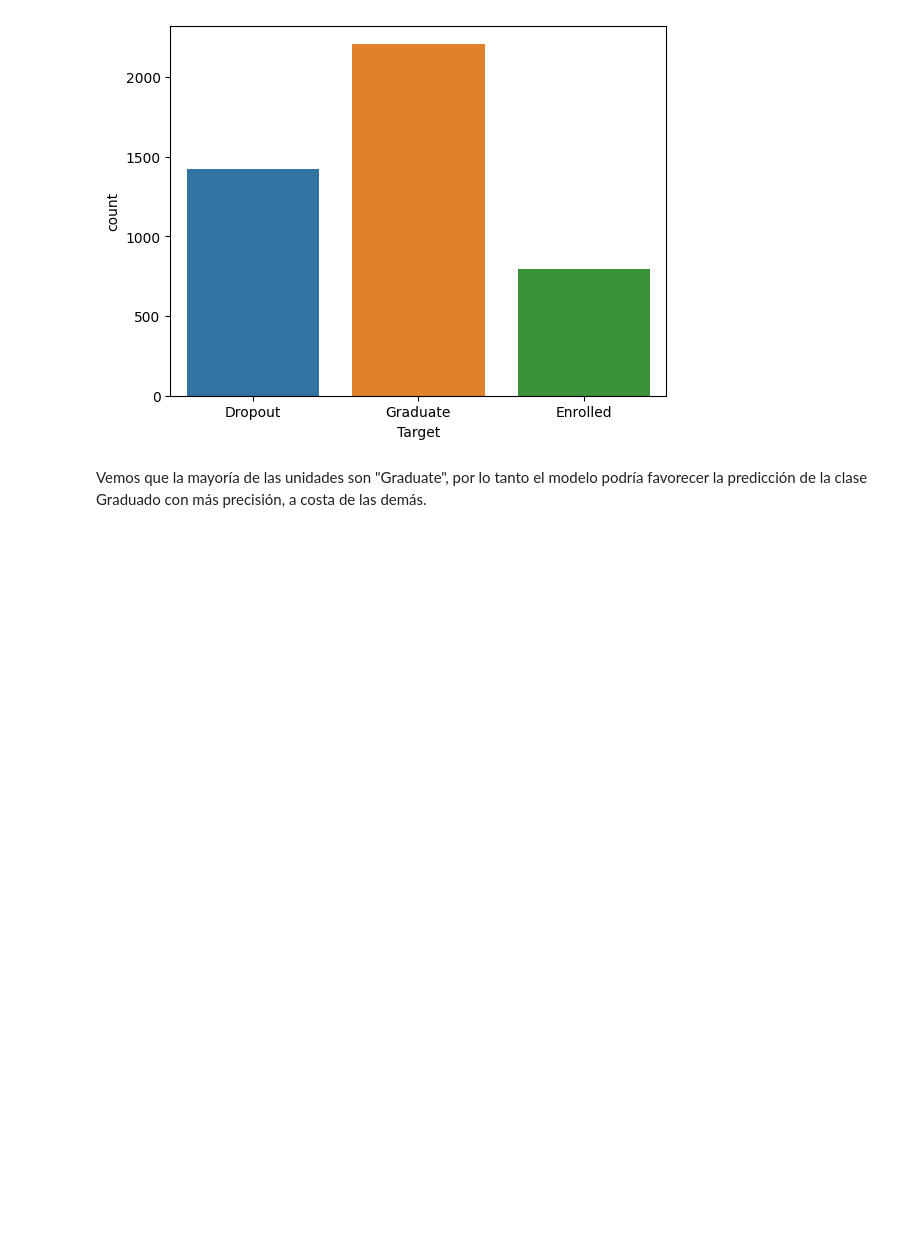
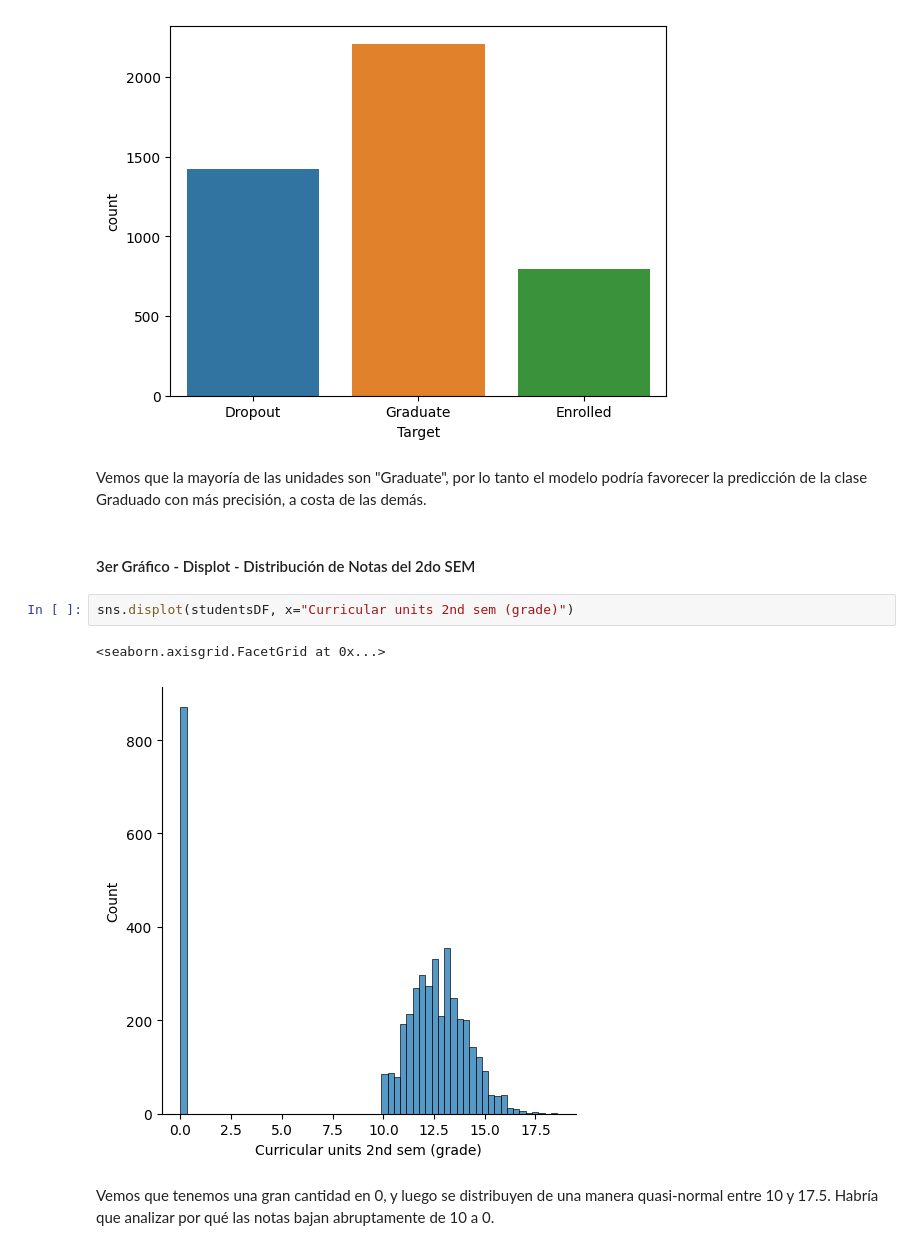
Before and after one commit to Calefon/CH-DS-entrega2-visualizacion, a Jupyter notebook: notebooks/Visualizacion+Gonzalez.ipynb, the cells around one changed output. Saved outputs shown, nothing was run; the diff lists cells and outputs as text; blank space fills up the shorter version.

```diff
--- a/notebooks/Visualizacion+Gonzalez.ipynb
+++ b/notebooks/Visualizacion+Gonzalez.ipynb
@@ -149,3 +149,12 @@ sns.countplot(x=studentsDF["Target"])
 [figure]
 # %% [markdown]
 Vemos que la mayoría de las unidades son "Graduate", por lo tanto el modelo podría favorecer la predicción de la clase Graduado con más precisión, a costa de las demás.
+# %% [markdown]
+#### 3er Gráfico - Displot - Distribución de Notas del 2do SEM
+# %%
+sns.displot(studentsDF, x="Curricular units 2nd sem (grade)")
+# %% [output]
+<seaborn.axisgrid.FacetGrid at 0x...>
+[figure, added]
+# %% [markdown]
+Vemos que tenemos una gran cantidad en 0, y luego se distribuyen de una manera quasi-normal entre 10 y 17.5. Habría que analizar por qué las notas bajan abruptamente de 10 a 0.
```
